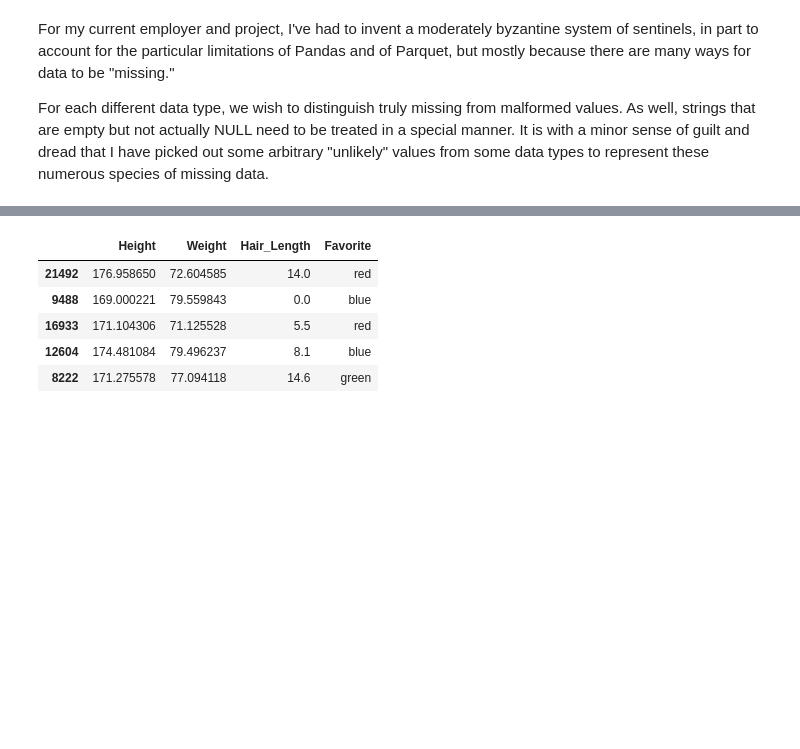
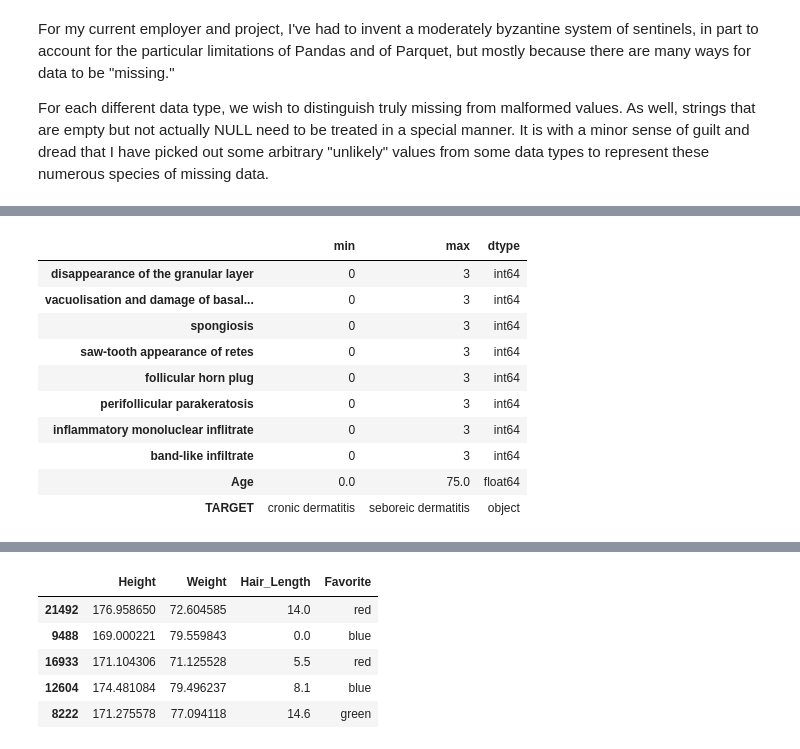
Before and after one commit to DavidMertz/CleaningDataVideo, a Jupyter notebook: Anomaly_Detection.ipynb, the cells around one changed output, grey strips where cells are left out. Cells and saved outputs as stored; diff of their text form; code cells hidden in the pictures; blank space fills up the shorter version.

```diff
--- a/Anomaly_Detection.ipynb
+++ b/Anomaly_Detection.ipynb
@@ -306,0 +305,19 @@ Minimum, maximum and verifying use of integer data type is sufficient to assure
+# %%
+from src.dermatology import *
+(pd.DataFrame(
+    [derm.min(), derm.max(), derm.dtypes])
+     .T
+     .rename(columns={0:'min', 1:'max', 2:'dtype'})
+).tail(10)
+# %% [output]
+|  | min | max | dtype |
+| disappearance of the granular layer | 0 | 3 | int64 |
+| vacuolisation and damage of basal... | 0 | 3 | int64 |
+| spongiosis | 0 | 3 | int64 |
+| saw-tooth appearance of retes | 0 | 3 | int64 |
+| follicular horn plug | 0 | 3 | int64 |
+| perifollicular parakeratosis | 0 | 3 | int64 |
+| inflammatory monoluclear inflitrate | 0 | 3 | int64 |
+| band-like infiltrate | 0 | 3 | int64 |
+| Age | 0.0 | 75.0 | float64 |
+| TARGET | cronic dermatitis | seboreic dermatitis | object |
```
Also changed, not shown: parts of 101 cells of this notebook, 37 other files.
